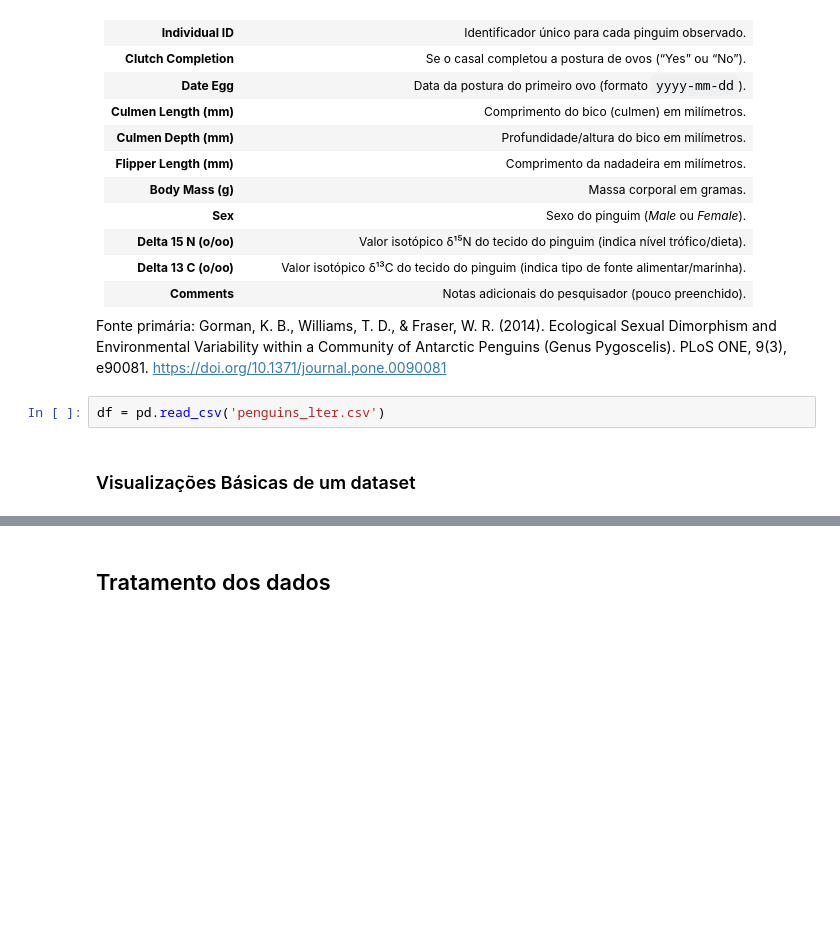
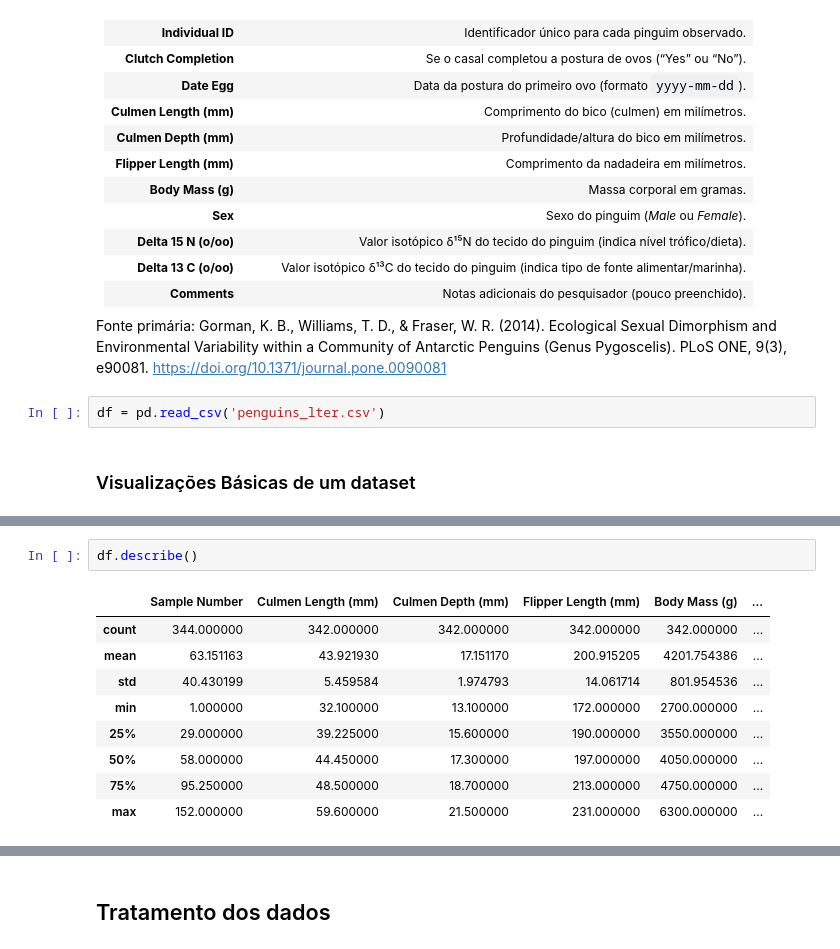
Before and after one commit to mcardinalian/IA-FIC-IFSP, a Jupyter notebook: Aula_02/penguin.ipynb, the cells around one changed output, grey strips where cells are left out. Drawn from its saved outputs; the diff is of its cells as text; blank space fills up the shorter version.

```diff
--- a/Aula_02/penguin.ipynb
+++ b/Aula_02/penguin.ipynb
@@ -56,0 +64,12 @@ df = pd.read_csv('penguins_lter.csv')
+# %%
+df.describe()
+# %% [output]
+|  | Sample Number | Culmen Length (mm) | Culmen Depth (mm) | Flipper Length (mm) | Body Mass (g) | ... |
+| count | 344.000000 | 342.000000 | 342.000000 | 342.000000 | 342.000000 | ... |
+| mean | 63.151163 | 43.921930 | 17.151170 | 200.915205 | 4201.754386 | ... |
+| std | 40.430199 | 5.459584 | 1.974793 | 14.061714 | 801.954536 | ... |
+| min | 1.000000 | 32.100000 | 13.100000 | 172.000000 | 2700.000000 | ... |
+| 25% | 29.000000 | 39.225000 | 15.600000 | 190.000000 | 3550.000000 | ... |
+| 50% | 58.000000 | 44.450000 | 17.300000 | 197.000000 | 4050.000000 | ... |
+| 75% | 95.250000 | 48.500000 | 18.700000 | 213.000000 | 4750.000000 | ... |
+| max | 152.000000 | 59.600000 | 21.500000 | 231.000000 | 6300.000000 | ... |
```
Also changed, not shown: parts of 40 cells of this notebook.
